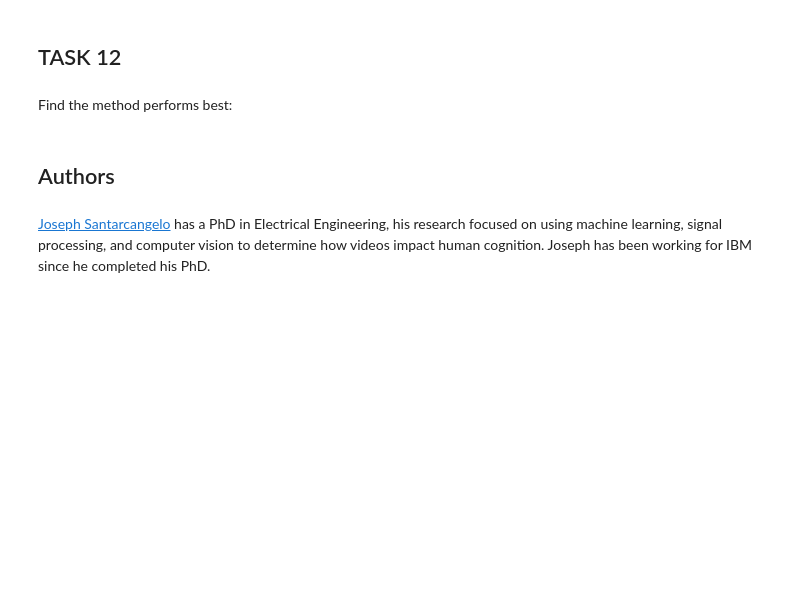
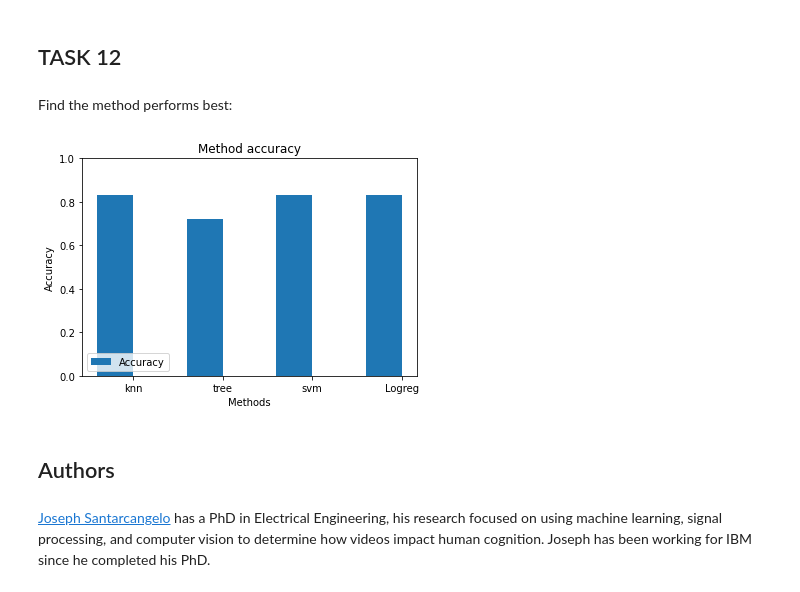
Before and after one commit to Jackgid/Applied_Data_Science_Capstone, a Jupyter notebook: Machine Learning Prediction.ipynb, the cells around one changed output. Cells and saved outputs as stored; diff of their text form; code cells hidden in the pictures; blank space fills up the shorter version.

```diff
--- a/Machine Learning Prediction.ipynb
+++ b/Machine Learning Prediction.ipynb
@@ -185,7 +185,8 @@ print(logreg_cv.best_score_)
 # %% [markdown]
 Calculate the accuracy on the test data using the method <code>score</code>:
 # %%
-print(logreg_cv.score(X_test, Y_test))
+Logreg = logreg_cv.score(X_test, Y_test)
+Logreg
 # %% [output]
 0.8333333333333334
 # %% [markdown]
@@ -227,7 +228,8 @@ print(svm_cv.best_score_)
 # %% [markdown]
 Calculate the accuracy on the test data using the method <code>score</code>:
 # %%
-print(svm_cv.score(X_test, Y_test))
+svm = svm_cv.score(X_test, Y_test)
+svm
 # %% [output]
 0.8333333333333334
 # %% [markdown]
@@ -272,5 +274,6 @@ print(tree_cv.best_score_)
 # %% [markdown]
 Calculate the accuracy of tree_cv on the test data using the method <code>score</code>:
 # %%
-print(tree_cv.score(X_test, Y_test))
+tree = tree_cv.score(X_test, Y_test)
+tree
 # %% [output]
@@ -311,8 +314,8 @@ print(KNN_CV.best_score_)
 # %% [markdown]
 Calculate the accuracy of tree_cv on the test data using the method <code>score</code>:
 # %%
-knn_score = KNN_CV.score(X_test, Y_test)
-knn_score
+knn = KNN_CV.score(X_test, Y_test)
+knn
 # %% [output]
 0.8333333333333334
 # %% [markdown]
@@ -326,6 +329,24 @@ plot_confusion_matrix(Y_test,yhat)
 ## TASK  12
 # %% [markdown]
 Find the method performs best:
+# %%
+y = [knn, tree, svm,Logreg]
+x = ["knn", "tree", "svm", "Logreg"]
+
+x_axis = np.arange(len(x))
+
+plt.bar(x_axis - 0.2, y, 0.4, label = 'Accuracy')
+
+plt.ylim([0,1])
+plt.xticks(x_axis, x)
+
+plt.xlabel("Methods")
+plt.ylabel("Accuracy")
+plt.title("Method accuracy")
+plt.legend(loc='lower left')
+plt.show()
+# %% [output]
+[figure, added]
 # %% [markdown]
 ## Authors
 # %% [markdown]
```
Also changed, not shown: parts of 2 cells of this notebook.
